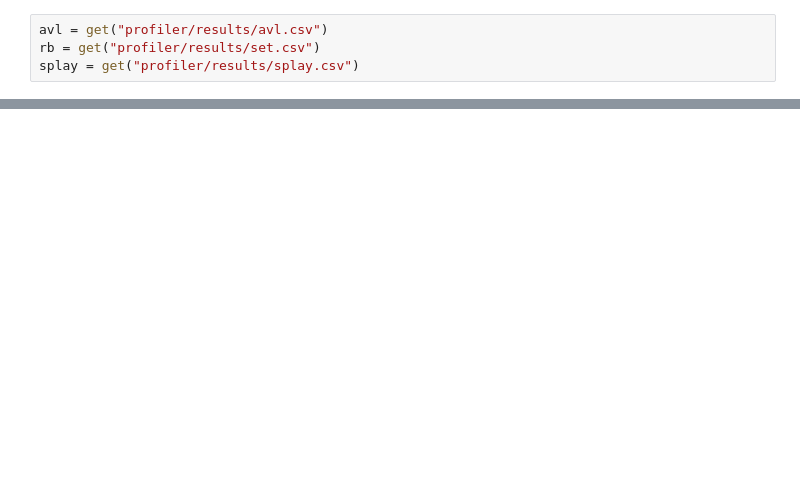
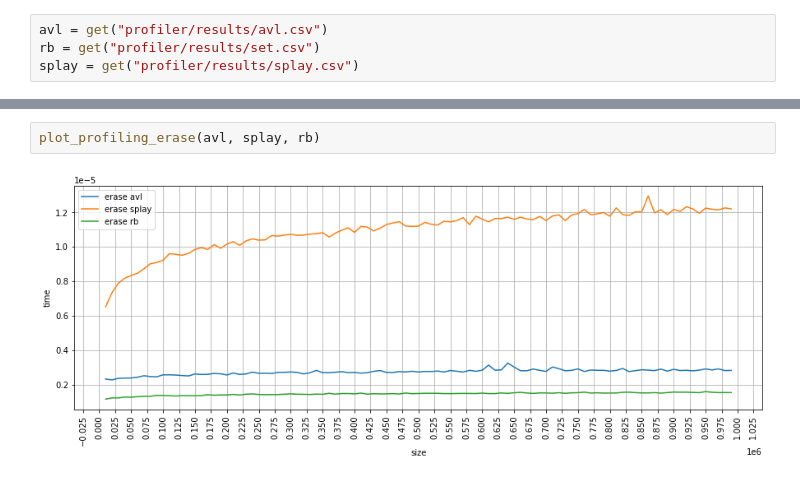
Before and after one commit to pazamelin/balanced-trees, a Jupyter notebook: report.ipynb, the cells around one changed output, grey strips where cells are left out. Drawn from its saved outputs; the diff is of its cells as text; blank space fills up the shorter version.

```diff
--- a/report.ipynb
+++ b/report.ipynb
@@ -44,0 +87,4 @@ plot_profiling(splay, rb)
+# %%
+plot_profiling_erase(avl, splay, rb)
+# %% [output]
+[figure, added]
```
Also changed, not shown: parts of 3 cells of this notebook.
